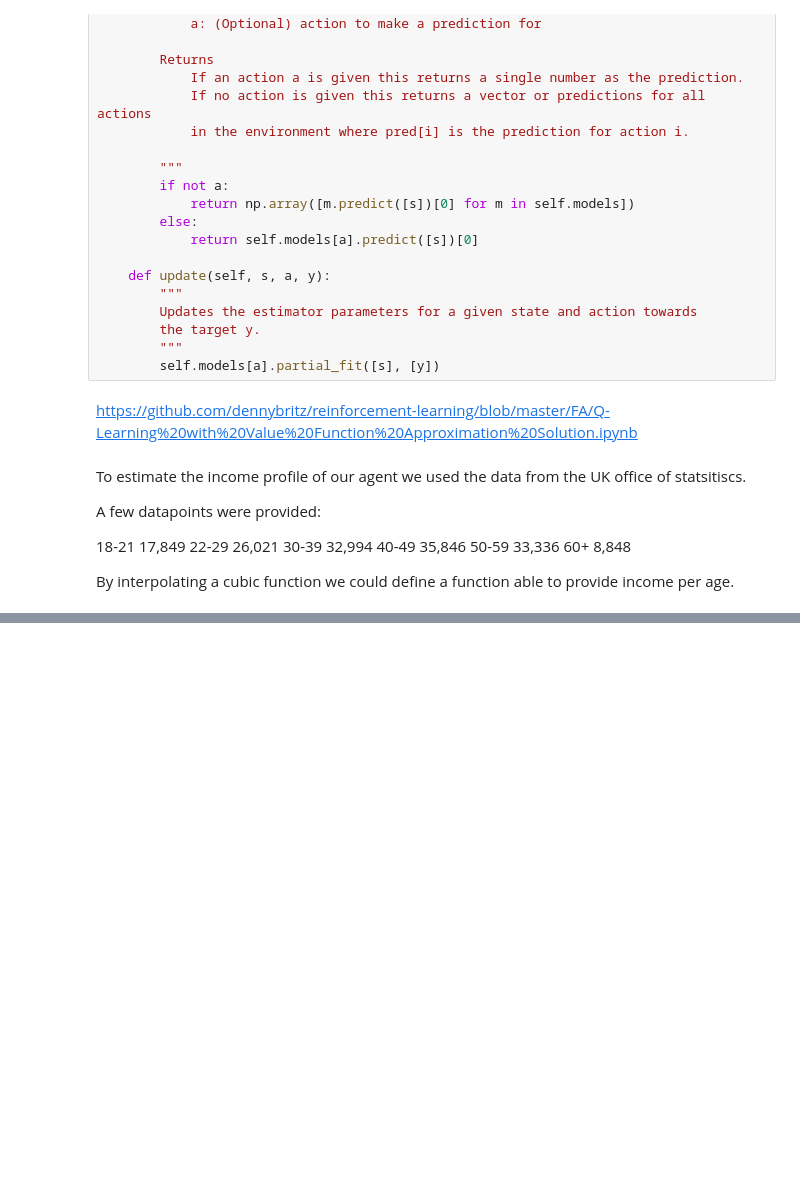
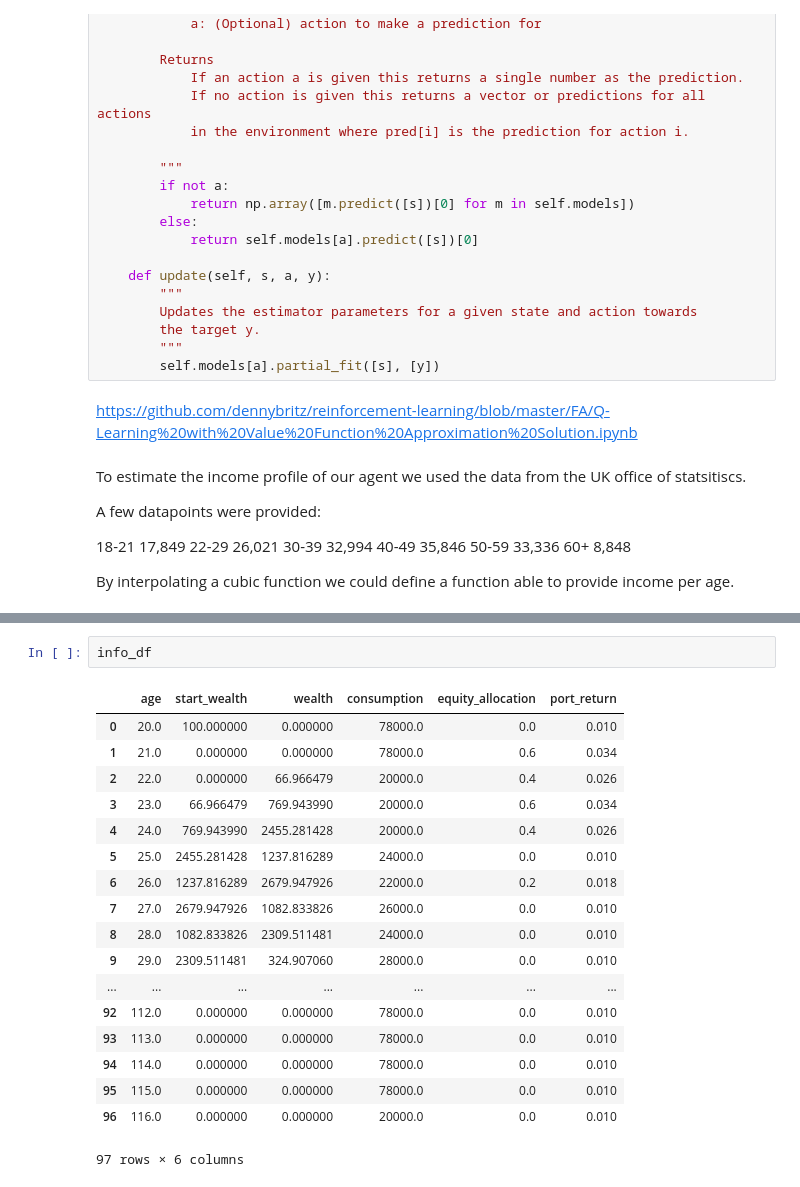
Before and after one commit to larloch10938/ucl_final_project, a Jupyter notebook: reinforcement/test3_gym.ipynb, the cells around one changed output, grey strips where cells are left out. Cells and saved outputs as stored; diff of their text form; blank space fills up the shorter version.

```diff
--- a/reinforcement/test3_gym.ipynb
+++ b/reinforcement/test3_gym.ipynb
@@ -296,3 +289,24 @@ info_df.set_index("age").plot(secondary_y=["equity_allocation"])
+# %%
+info_df
+# %% [output]
+|  | age | start_wealth | wealth | consumption | equity_allocation | port_return |
+| 0 | 20.0 | 100.000000 | 0.000000 | 78000.0 | 0.0 | 0.010 |
+| 1 | 21.0 | 0.000000 | 0.000000 | 78000.0 | 0.6 | 0.034 |
+| 2 | 22.0 | 0.000000 | 66.966479 | 20000.0 | 0.4 | 0.026 |
+| 3 | 23.0 | 66.966479 | 769.943990 | 20000.0 | 0.6 | 0.034 |
+| 4 | 24.0 | 769.943990 | 2455.281428 | 20000.0 | 0.4 | 0.026 |
+| 5 | 25.0 | 2455.281428 | 1237.816289 | 24000.0 | 0.0 | 0.010 |
+| 6 | 26.0 | 1237.816289 | 2679.947926 | 22000.0 | 0.2 | 0.018 |
+| 7 | 27.0 | 2679.947926 | 1082.833826 | 26000.0 | 0.0 | 0.010 |
+| 8 | 28.0 | 1082.833826 | 2309.511481 | 24000.0 | 0.0 | 0.010 |
+| 9 | 29.0 | 2309.511481 | 324.907060 | 28000.0 | 0.0 | 0.010 |
+| ... | ... | ... | ... | ... | ... | ... |
+| 92 | 112.0 | 0.000000 | 0.000000 | 78000.0 | 0.0 | 0.010 |
+| 93 | 113.0 | 0.000000 | 0.000000 | 78000.0 | 0.0 | 0.010 |
+| 94 | 114.0 | 0.000000 | 0.000000 | 78000.0 | 0.0 | 0.010 |
+| 95 | 115.0 | 0.000000 | 0.000000 | 78000.0 | 0.0 | 0.010 |
+| 96 | 116.0 | 0.000000 | 0.000000 | 20000.0 | 0.0 | 0.010 |
+97 rows × 6 columns
 # %%
 sns.heatmap(pd.DataFrame(q_table.mean(axis=3).mean(axis=2)).T)
 # %% [output]
```
Also changed, not shown: parts of 8 cells of this notebook.
